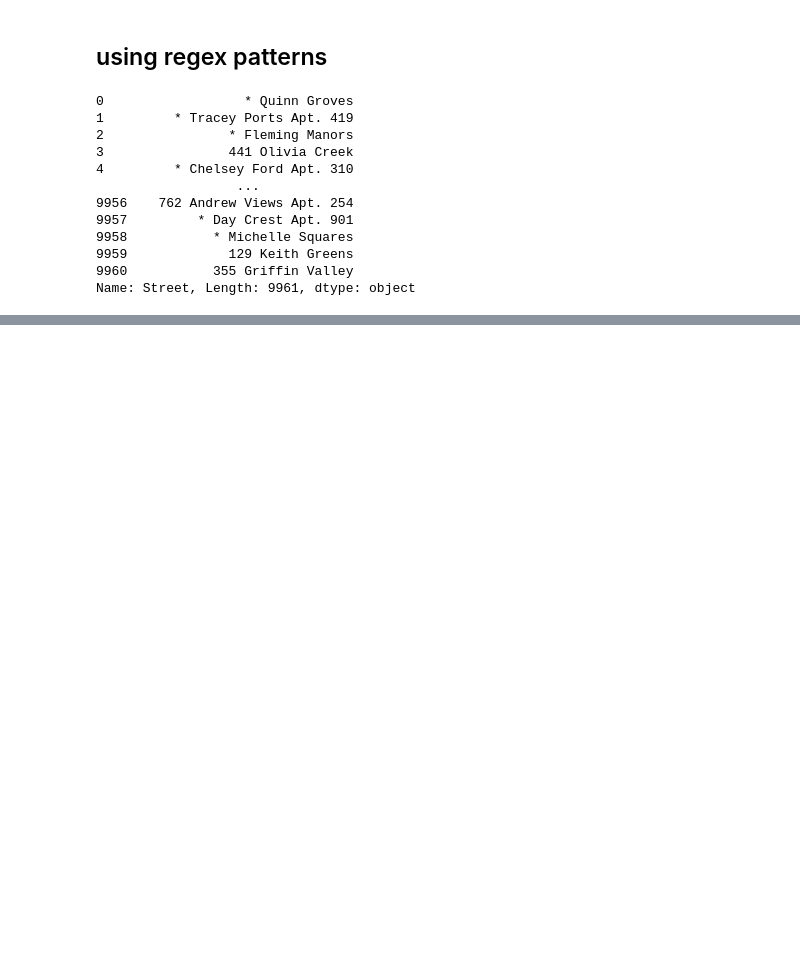
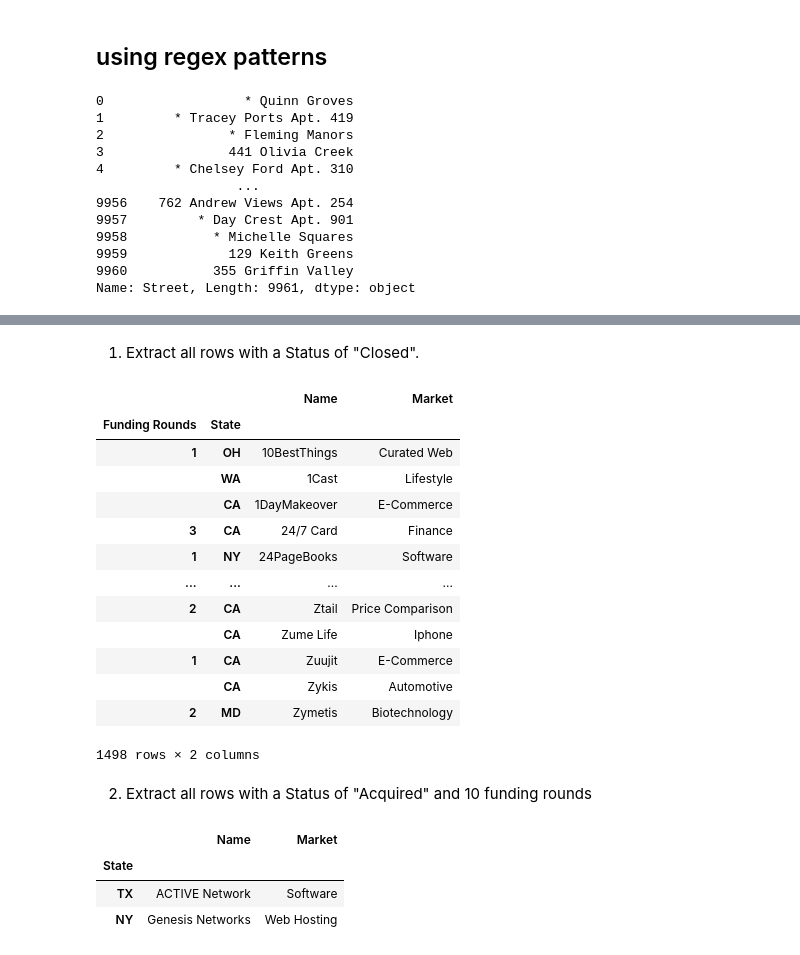
Before and after one commit to Diego195200/data_analysis, a Jupyter notebook: Pandas in action book/Coding Challenges.ipynb, the cells around one changed output, grey strips where cells are left out. Saved outputs shown, nothing was run; the diff lists cells and outputs as text; code cells hidden in the pictures; blank space fills up the shorter version.

```diff
--- a/Pandas in action book/Coding Challenges.ipynb
+++ b/Pandas in action book/Coding Challenges.ipynb
@@ -493,0 +545,28 @@ Name: Street, Length: 9961, dtype: object
+# %% [markdown]
+1. Extract all rows with a Status of "Closed".
+# %%
+investments.loc[('Closed',)]
+# %% [output]
+|  |  | Name | Market |
+| Funding Rounds | State |  |  |
+| 1 | OH | 10BestThings | Curated Web |
+|  | WA | 1Cast | Lifestyle |
+|  | CA | 1DayMakeover | E-Commerce |
+| 3 | CA | 24/7 Card | Finance |
+| 1 | NY | 24PageBooks | Software |
+| ... | ... | ... | ... |
+| 2 | CA | Ztail | Price Comparison |
+|  | CA | Zume Life | Iphone |
+| 1 | CA | Zuujit | E-Commerce |
+|  | CA | Zykis | Automotive |
+| 2 | MD | Zymetis | Biotechnology |
+1498 rows × 2 columns
+# %% [markdown]
+2. Extract all rows with a Status of "Acquired" and 10 funding rounds
+# %%
+investments.loc[('Acquired', 10)]
+# %% [output]
+|  | Name | Market |
+| State |  |  |
+| TX | ACTIVE Network | Software |
+| NY | Genesis Networks | Web Hosting |
```
Also changed, not shown: parts of 13 cells of this notebook, 2 other files.
